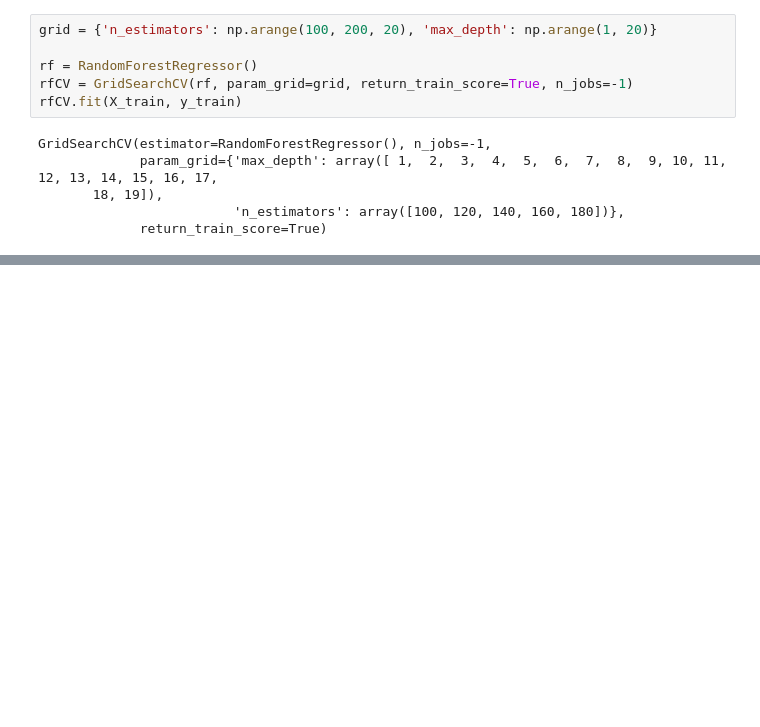
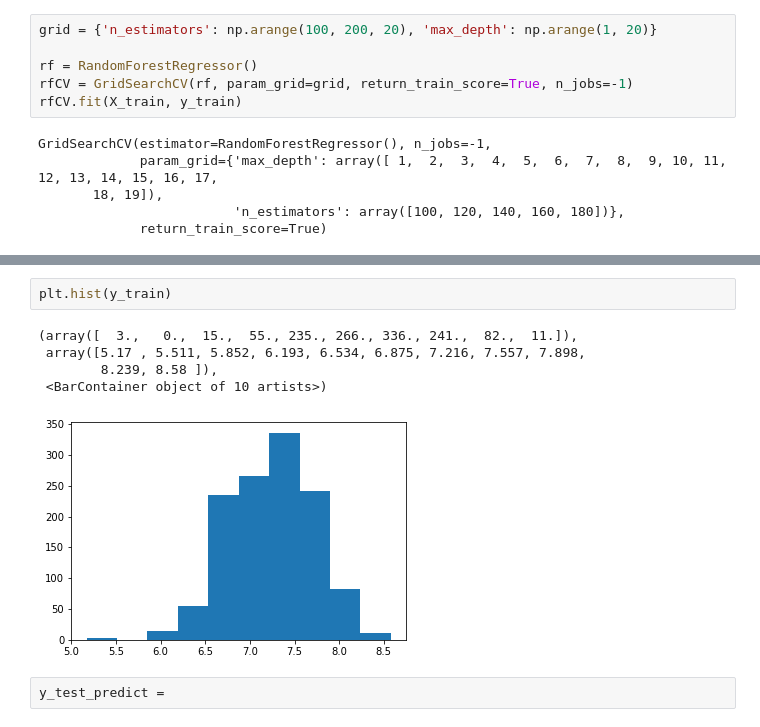
Before and after one commit to rhit-koenignm/CSSE415-CoffeeProject, a Jupyter notebook: cupper_points.ipynb, the cells around one changed output, grey strips where cells are left out. Cells and saved outputs as stored; diff of their text form; blank space fills up the shorter version.

```diff
--- a/cupper_points.ipynb
+++ b/cupper_points.ipynb
@@ -95,0 +112,10 @@ feature_importance.sort_values().plot.barh(color='salmon')
+# %%
+plt.hist(y_train)
+# %% [output]
+(array([  3.,   0.,  15.,  55., 235., 266., 336., 241.,  82.,  11.]),
+ array([5.17 , 5.511, 5.852, 6.193, 6.534, 6.875, 7.216, 7.557, 7.898,
+        8.239, 8.58 ]),
+ <BarContainer object of 10 artists>)
+[figure, added]
+# %%
+y_test_predict =
```
Also changed, not shown: parts of 7 cells of this notebook.
